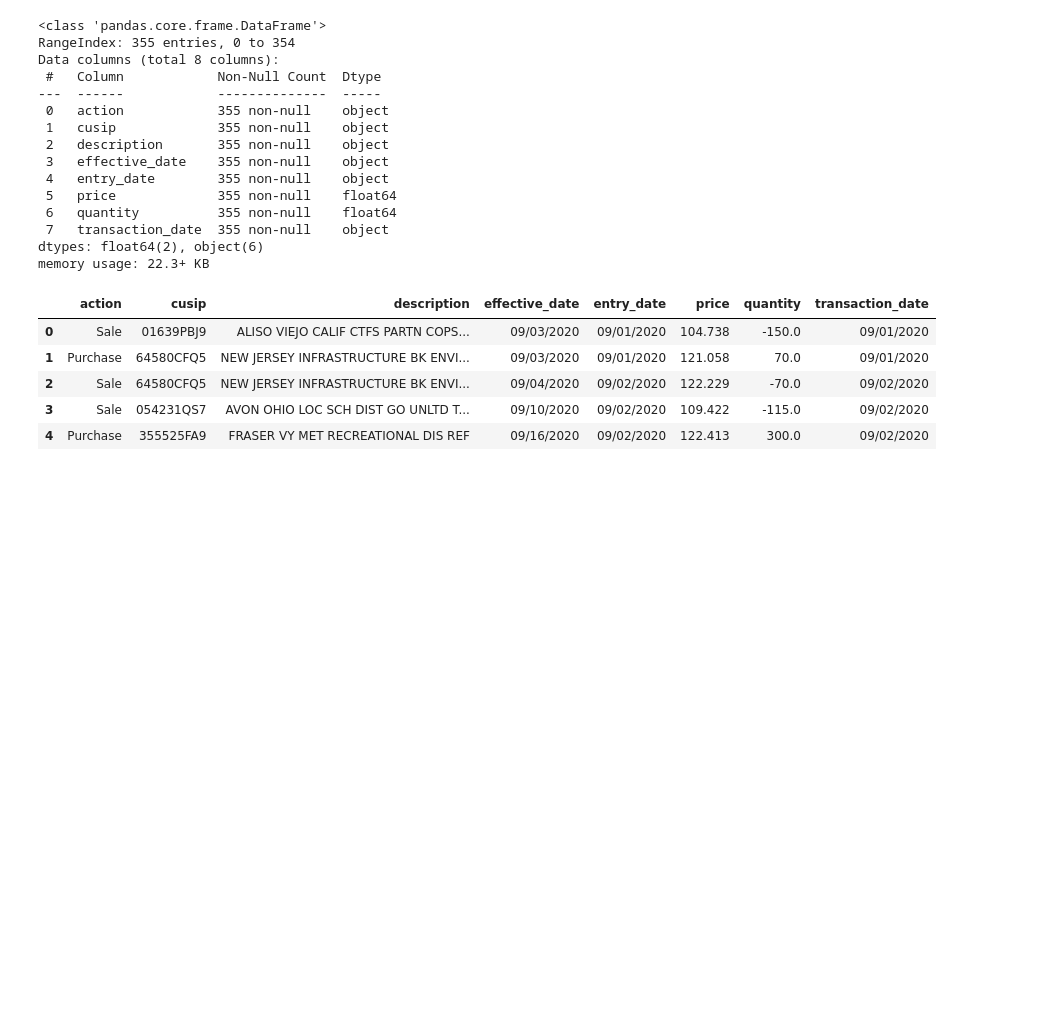
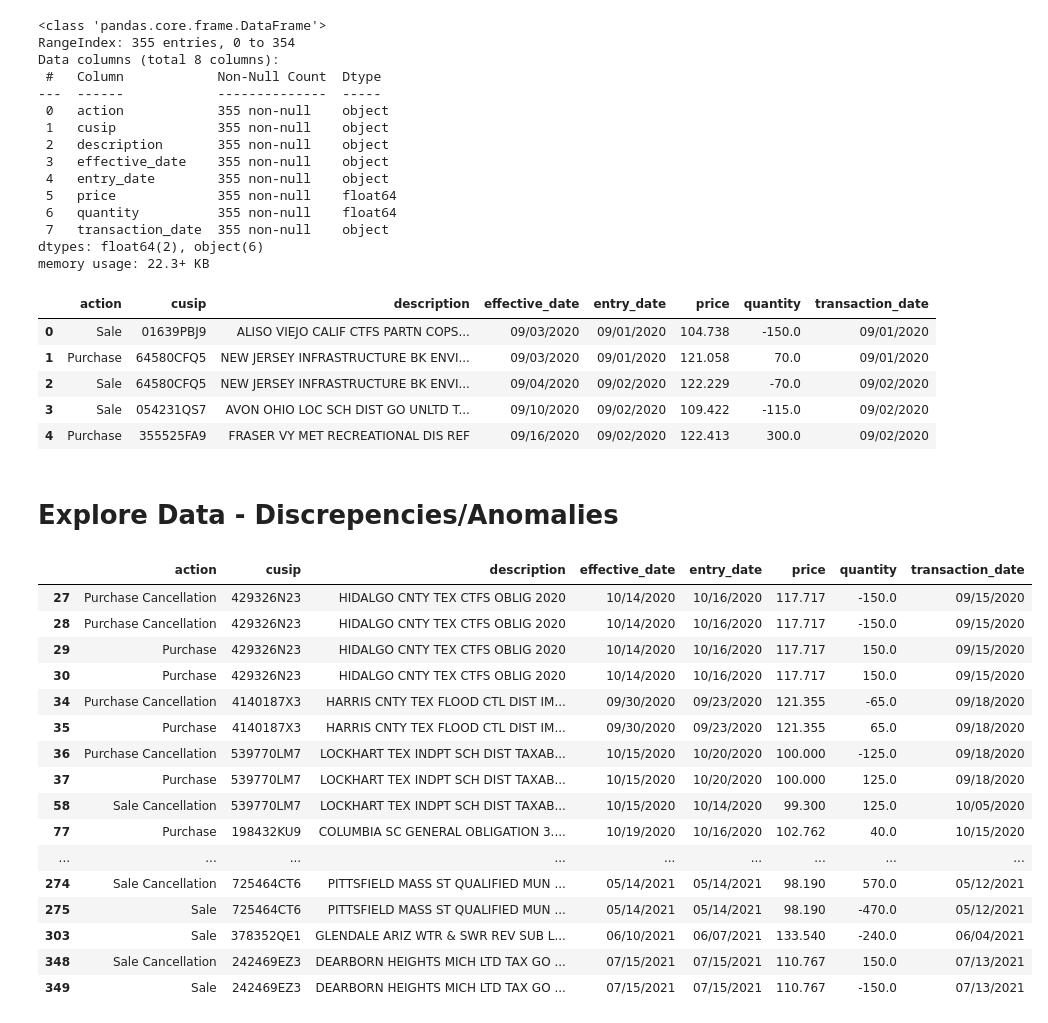
Before and after one commit to albertopuentes/small-side-projects, a Jupyter notebook: Sample_Trade_History_Monitor.ipynb, the cells around one changed output. Cells and saved outputs as stored; diff of their text form; code cells hidden in the pictures; blank space fills up the shorter version.

Commit message:
Sample Trade History Monitor

```diff
--- a/Sample_Trade_History_Monitor.ipynb
+++ b/Sample_Trade_History_Monitor.ipynb
@@ -76,3 +76,25 @@ trades.head()
 | 2 | Sale | 64580CFQ5 | NEW JERSEY INFRASTRUCTURE BK ENVI... | 09/04/2020 | 09/02/2020 | 122.229 | -70.0 | 09/02/2020 |
 | 3 | Sale | 054231QS7 | AVON OHIO LOC SCH DIST GO UNLTD T... | 09/10/2020 | 09/02/2020 | 109.422 | -115.0 | 09/02/2020 |
 | 4 | Purchase | 355525FA9 | FRASER VY MET RECREATIONAL DIS REF | 09/16/2020 | 09/02/2020 | 122.413 | 300.0 | 09/02/2020 |
+# %% [markdown]
+# Explore Data - Discrepencies/Anomalies
+# %%
+trades[trades.transaction_date != trades.entry_date]
+# %% [output]
+|  | action | cusip | description | effective_date | entry_date | price | quantity | transaction_date |
+| 27 | Purchase Cancellation | 429326N23 | HIDALGO CNTY TEX CTFS OBLIG 2020 | 10/14/2020 | 10/16/2020 | 117.717 | -150.0 | 09/15/2020 |
+| 28 | Purchase Cancellation | 429326N23 | HIDALGO CNTY TEX CTFS OBLIG 2020 | 10/14/2020 | 10/16/2020 | 117.717 | -150.0 | 09/15/2020 |
+| 29 | Purchase | 429326N23 | HIDALGO CNTY TEX CTFS OBLIG 2020 | 10/14/2020 | 10/16/2020 | 117.717 | 150.0 | 09/15/2020 |
+| 30 | Purchase | 429326N23 | HIDALGO CNTY TEX CTFS OBLIG 2020 | 10/14/2020 | 10/16/2020 | 117.717 | 150.0 | 09/15/2020 |
+| 34 | Purchase Cancellation | 4140187X3 | HARRIS CNTY TEX FLOOD CTL DIST IM... | 09/30/2020 | 09/23/2020 | 121.355 | -65.0 | 09/18/2020 |
+| 35 | Purchase | 4140187X3 | HARRIS CNTY TEX FLOOD CTL DIST IM... | 09/30/2020 | 09/23/2020 | 121.355 | 65.0 | 09/18/2020 |
+| 36 | Purchase Cancellation | 539770LM7 | LOCKHART TEX INDPT SCH DIST TAXAB... | 10/15/2020 | 10/20/2020 | 100.000 | -125.0 | 09/18/2020 |
+| 37 | Purchase | 539770LM7 | LOCKHART TEX INDPT SCH DIST TAXAB... | 10/15/2020 | 10/20/2020 | 100.000 | 125.0 | 09/18/2020 |
+| 58 | Sale Cancellation | 539770LM7 | LOCKHART TEX INDPT SCH DIST TAXAB... | 10/15/2020 | 10/14/2020 | 99.300 | 125.0 | 10/05/2020 |
+| 77 | Purchase | 198432KU9 | COLUMBIA SC GENERAL OBLIGATION 3.... | 10/19/2020 | 10/16/2020 | 102.762 | 40.0 | 10/15/2020 |
+| ... | ... | ... | ... | ... | ... | ... | ... | ... |
+| 274 | Sale Cancellation | 725464CT6 | PITTSFIELD MASS ST QUALIFIED MUN ... | 05/14/2021 | 05/14/2021 | 98.190 | 570.0 | 05/12/2021 |
+| 275 | Sale | 725464CT6 | PITTSFIELD MASS ST QUALIFIED MUN ... | 05/14/2021 | 05/14/2021 | 98.190 | -470.0 | 05/12/2021 |
+| 303 | Sale | 378352QE1 | GLENDALE ARIZ WTR & SWR REV SUB L... | 06/10/2021 | 06/07/2021 | 133.540 | -240.0 | 06/04/2021 |
+| 348 | Sale Cancellation | 242469EZ3 | DEARBORN HEIGHTS MICH LTD TAX GO ... | 07/15/2021 | 07/15/2021 | 110.767 | 150.0 | 07/13/2021 |
+| 349 | Sale | 242469EZ3 | DEARBORN HEIGHTS MICH LTD TAX GO ... | 07/15/2021 | 07/15/2021 | 110.767 | -150.0 | 07/13/2021 |
```
Also changed, not shown: parts of 1 cell of this notebook.
